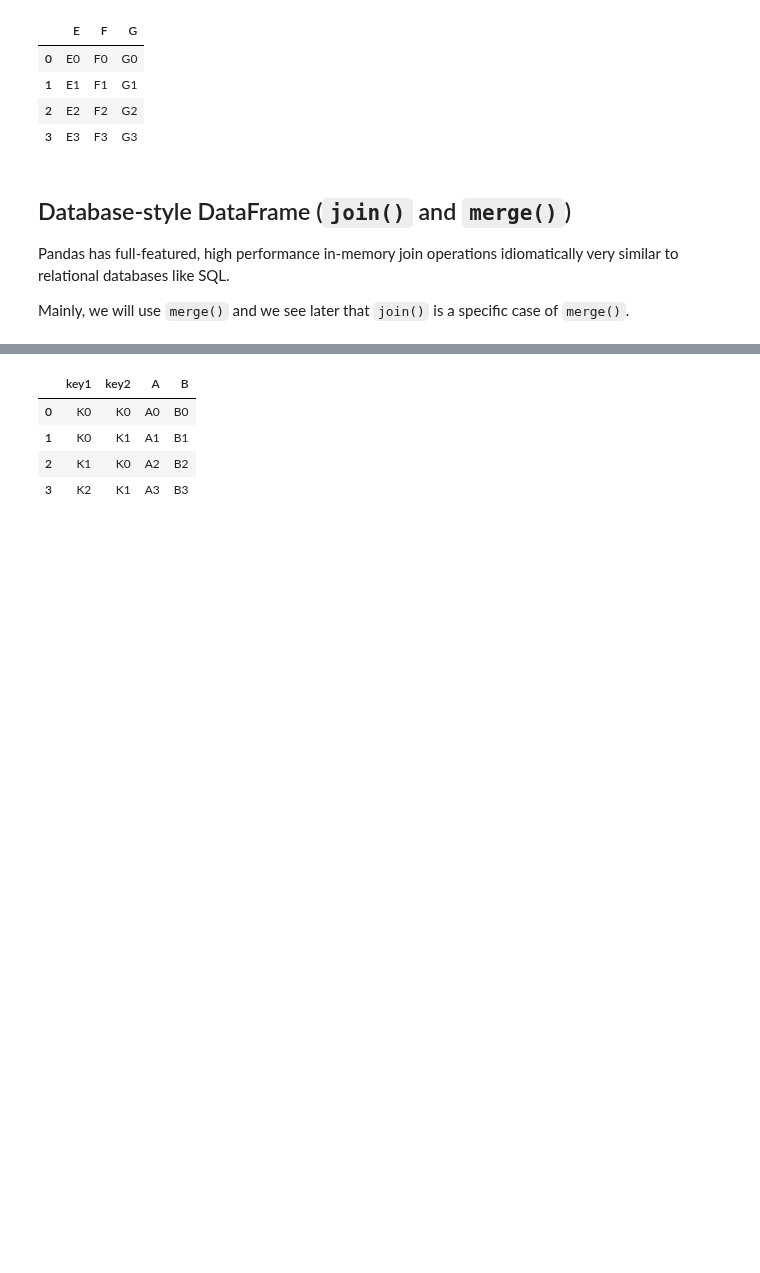
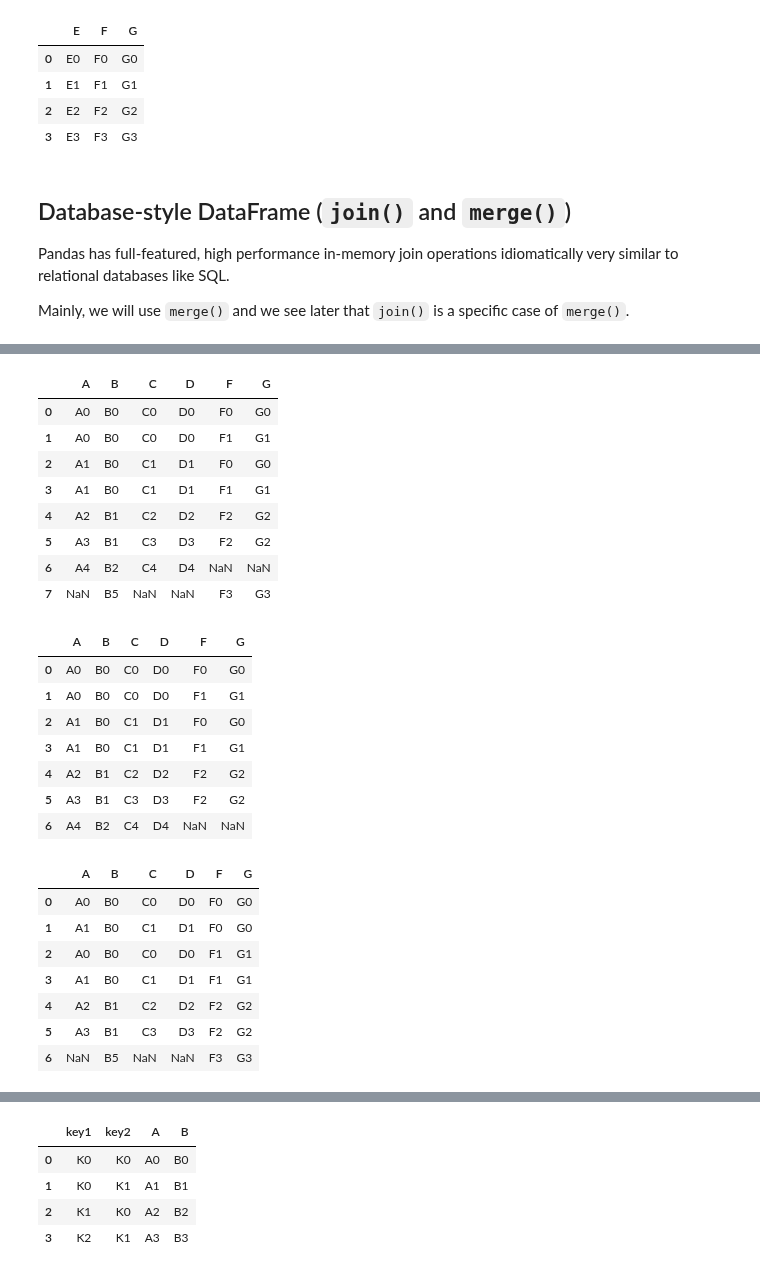
Before and after one commit to ZosoV/pandas_review, a Jupyter notebook: 005_concat_merging.ipynb, the cells around one changed output, grey strips where cells are left out. Cells and saved outputs as stored; diff of their text form; code cells hidden in the pictures; blank space fills up the shorter version.

```diff
--- a/005_concat_merging.ipynb
+++ b/005_concat_merging.ipynb
@@ -582,0 +649,19 @@ result
+# %%
+# checking one to many merge()
+left = pd.DataFrame(
+    {
+        "A": letter_list("A",5),
+        "B":["B0", "B0", "B1", "B1", "B2"],
+        "C": letter_list("C",5),
+        "D": letter_list("D",5)
+    }
+)
+right = pd.DataFrame(
+    {
+        "B": ["B0", "B0", "B1", "B5"],
+        "F": letter_list("F",4),
+        "G": letter_list("G",4),
+    }
+)
+
+display_side_by_side(left, right)
@@ -582,0 +692,32 @@ result
+# %%
+outer_df = pd.merge(left, right, on="B", how="outer")
+left_outer = pd.merge(left, right, on="B", how="left")
+right_outer = pd.merge(left, right, on="B", how="right")
+
+display_side_by_side(outer_df, left_outer, right_outer)
+# %% [output]
+|  | A | B | C | D | F | G |
+| 0 | A0 | B0 | C0 | D0 | F0 | G0 |
+| 1 | A0 | B0 | C0 | D0 | F1 | G1 |
+| 2 | A1 | B0 | C1 | D1 | F0 | G0 |
+| 3 | A1 | B0 | C1 | D1 | F1 | G1 |
+| 4 | A2 | B1 | C2 | D2 | F2 | G2 |
+| 5 | A3 | B1 | C3 | D3 | F2 | G2 |
+| 6 | A4 | B2 | C4 | D4 | NaN | NaN |
+| 7 | NaN | B5 | NaN | NaN | F3 | G3 |
+|  | A | B | C | D | F | G |
+| 0 | A0 | B0 | C0 | D0 | F0 | G0 |
+| 1 | A0 | B0 | C0 | D0 | F1 | G1 |
+| 2 | A1 | B0 | C1 | D1 | F0 | G0 |
+| 3 | A1 | B0 | C1 | D1 | F1 | G1 |
+| 4 | A2 | B1 | C2 | D2 | F2 | G2 |
+| 5 | A3 | B1 | C3 | D3 | F2 | G2 |
+| 6 | A4 | B2 | C4 | D4 | NaN | NaN |
+|  | A | B | C | D | F | G |
+| 0 | A0 | B0 | C0 | D0 | F0 | G0 |
+| 1 | A1 | B0 | C1 | D1 | F0 | G0 |
+| 2 | A0 | B0 | C0 | D0 | F1 | G1 |
+| 3 | A1 | B0 | C1 | D1 | F1 | G1 |
+| 4 | A2 | B1 | C2 | D2 | F2 | G2 |
+| 5 | A3 | B1 | C3 | D3 | F2 | G2 |
+| 6 | NaN | B5 | NaN | NaN | F3 | G3 |
```
Also changed, not shown: parts of 58 cells of this notebook, 8 other files.
